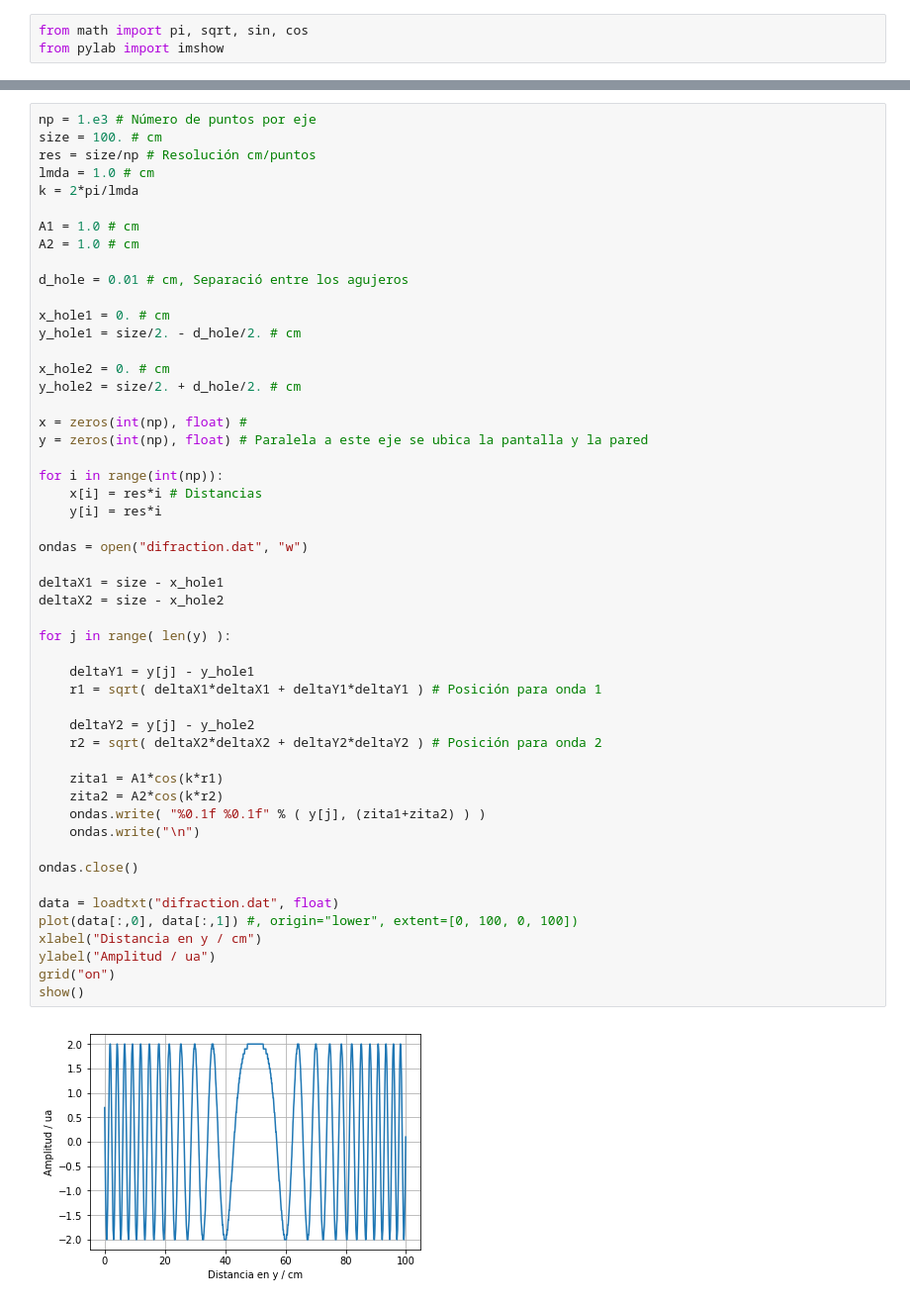
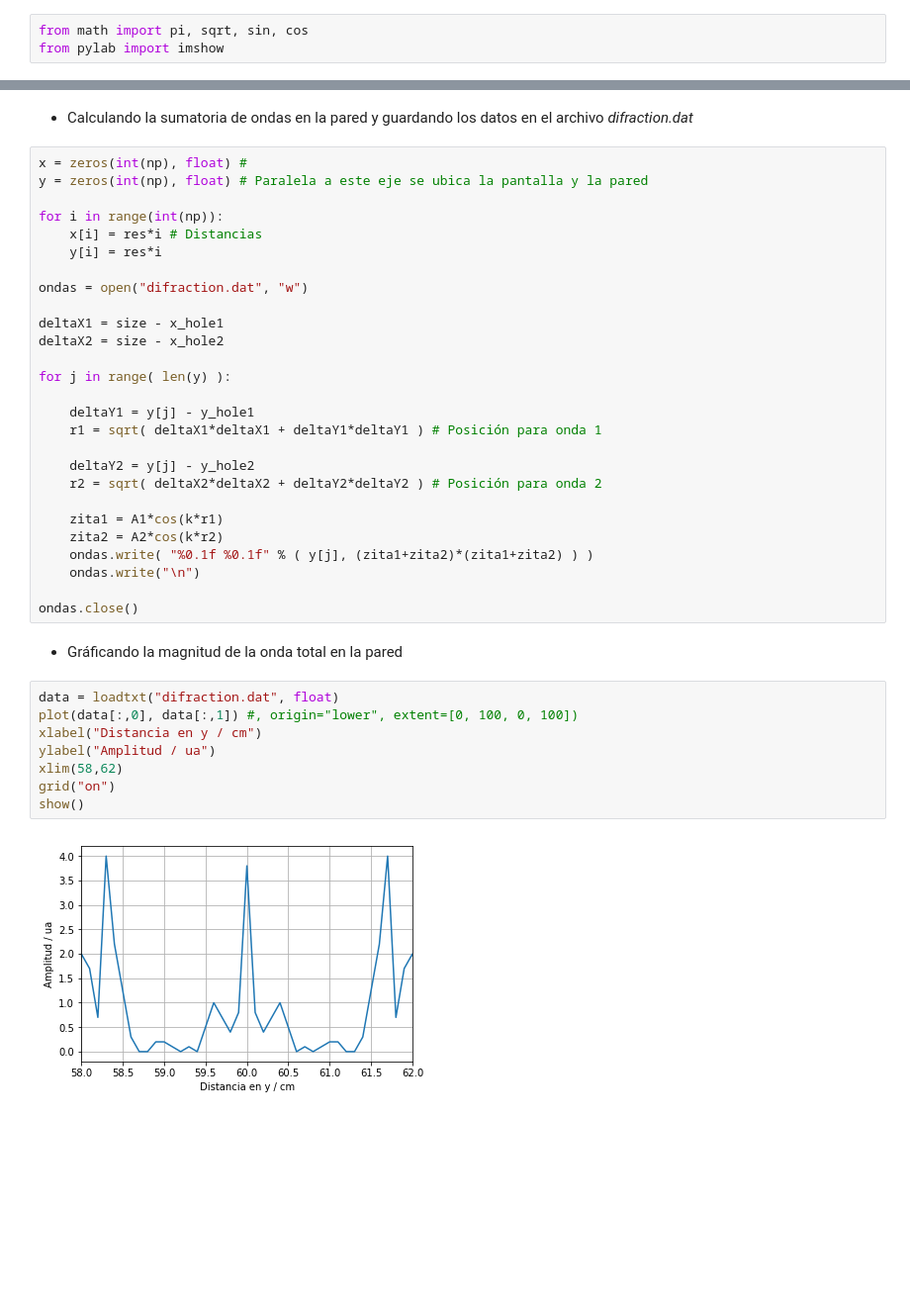
Before and after one commit to fiscompunipamplona/examen1_fc1, a Jupyter notebook: solution/examen-1_solution.ipynb, the cells around one changed output, grey strips where cells are left out. Shown at 99% size. Saved outputs shown, nothing was run; the diff lists cells and outputs as text; blank space fills up the shorter version.

```diff
--- a/solution/examen-1_solution.ipynb
+++ b/solution/examen-1_solution.ipynb
@@ -89,21 +119,6 @@ from pylab import imshow
+# %% [markdown]
+- Calculando la sumatoria de ondas en la pared y guardando los datos en el archivo *difraction.dat*
 # %%
-np = 1.e3 # Número de puntos por eje
-size = 100. # cm
-res = size/np # Resolución cm/puntos
-lmda = 1.0 # cm
-k = 2*pi/lmda
-
-A1 = 1.0 # cm
-A2 = 1.0 # cm
-
-d_hole = 0.01 # cm, Separació entre los agujeros
-
-x_hole1 = 0. # cm
-y_hole1 = size/2. - d_hole/2. # cm
-
-x_hole2 = 0. # cm
-y_hole2 = size/2. + d_hole/2. # cm
-
 x = zeros(int(np), float) #
 y = zeros(int(np), float) # Paralela a este eje se ubica la pantalla y la pared
 
@@ -126,16 +141,19 @@ for j in range( len(y) ):
 
     zita1 = A1*cos(k*r1)
     zita2 = A2*cos(k*r2)
-    ondas.write( "%0.1f %0.1f" % ( y[j], (zita1+zita2) ) )
+    ondas.write( "%0.1f %0.1f" % ( y[j], (zita1+zita2)*(zita1+zita2) ) )
     ondas.write("\n")
 
 ondas.close()
-
-data = loadtxt("difraction.dat", float)
-plot(data[:,0], data[:,1]) #, origin="lower", extent=[0, 100, 0, 100])
-xlabel("Distancia en y / cm")
-ylabel("Amplitud / ua")
-grid("on")
-show()
-# %% [output]
-[figure, removed]
+# %% [markdown]
+- Gráficando la magnitud de la onda total en la pared
+# %%
+data = loadtxt("difraction.dat", float)
+plot(data[:,0], data[:,1]) #, origin="lower", extent=[0, 100, 0, 100])
+xlabel("Distancia en y / cm")
+ylabel("Amplitud / ua")
+xlim(58,62)
+grid("on")
+show()
+# %% [output]
+[figure, added]
```
Also changed, not shown: parts of 12 cells of this notebook.
